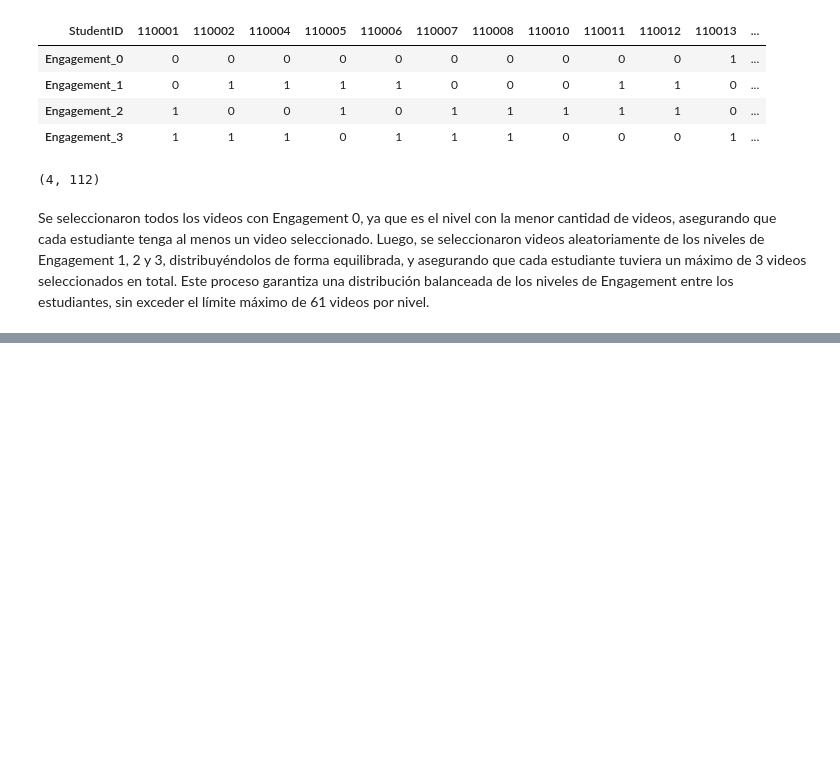
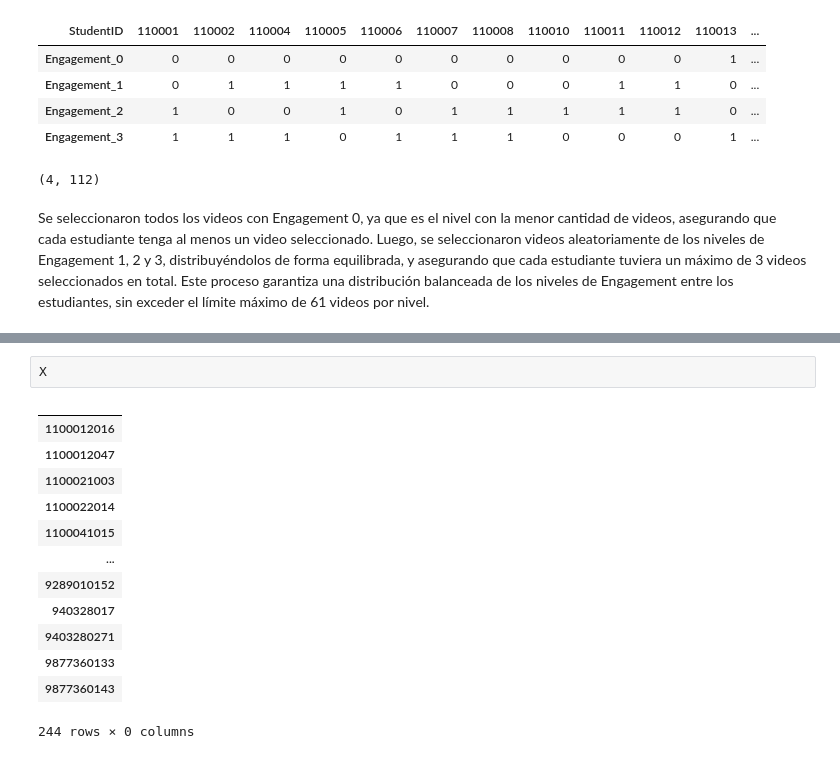
Before and after one commit to LuisFelipePoma/videito, a Jupyter notebook: src/sagemaker/notebooks/preproccesing.ipynb, the cells around one changed output, grey strips where cells are left out. Saved outputs shown, nothing was run; the diff lists cells and outputs as text; blank space fills up the shorter version.

```diff
--- a/src/sagemaker/notebooks/preproccesing.ipynb
+++ b/src/sagemaker/notebooks/preproccesing.ipynb
@@ -486,0 +589,16 @@ Se seleccionaron todos los videos con Engagement 0, ya que es el nivel con la me
+# %%
+X
+# %% [output]
+|  |
+| 1100012016 |
+| 1100012047 |
+| 1100021003 |
+| 1100022014 |
+| 1100041015 |
+| ... |
+| 9289010152 |
+| 940328017 |
+| 9403280271 |
+| 9877360133 |
+| 9877360143 |
+244 rows × 0 columns
```
Also changed, not shown: parts of 15 cells of this notebook, 2 other files.
